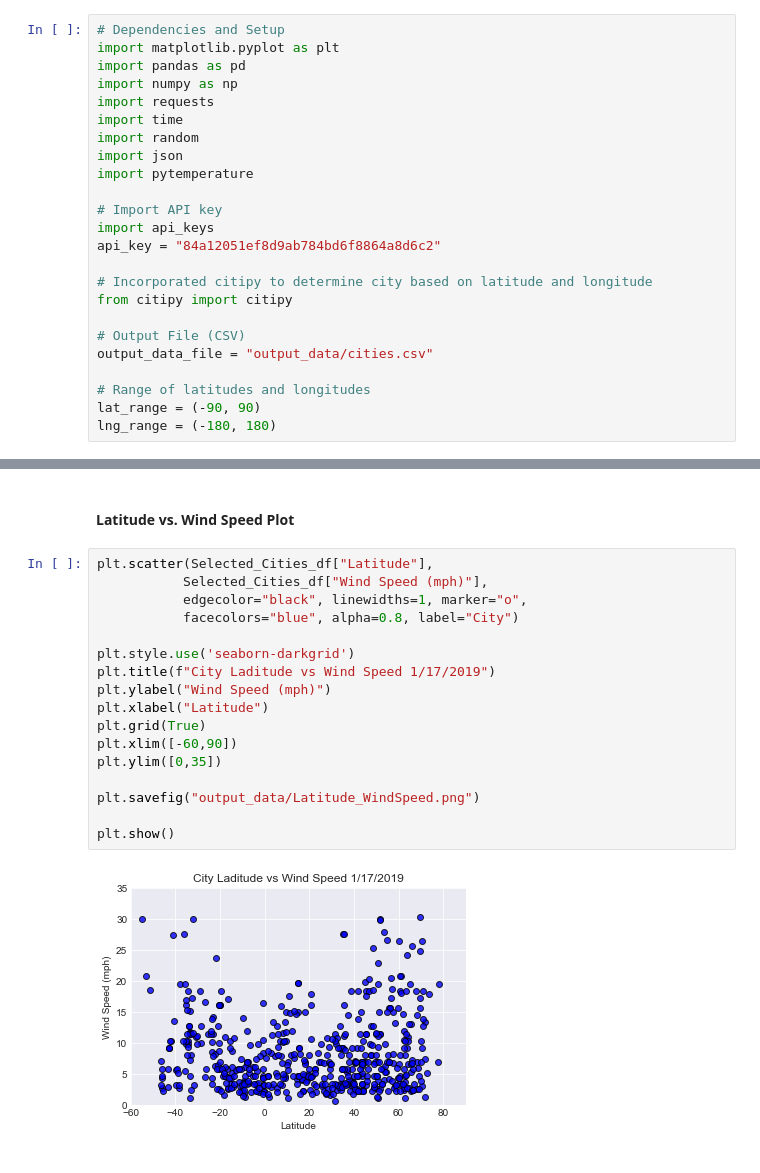
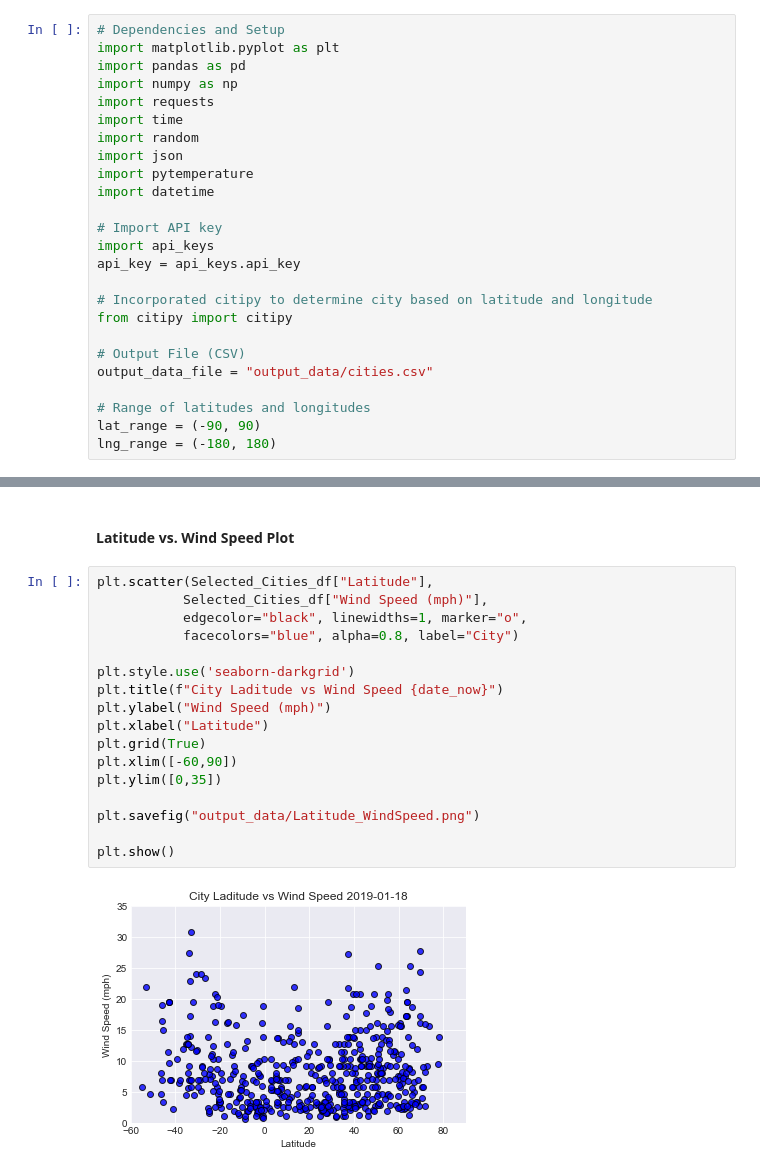
Before and after one commit to maaikerutten/Python_APIs_Homework, a Jupyter notebook: WeatherPy.ipynb, the cells around one changed output, grey strips where cells are left out. Cells and saved outputs as stored; diff of their text form.

```diff
--- a/WeatherPy.ipynb
+++ b/WeatherPy.ipynb
@@ -11,10 +18,11 @@ import time
 import random
 import json
 import pytemperature
+import datetime
 
 # Import API key
 import api_keys
-api_key = "84a12051ef8d9ab784bd6f8864a8d6c2"
+api_key = api_keys.api_key
 
 # Incorporated citipy to determine city based on latitude and longitude
 from citipy import citipy
@@ -210,19 +219,19 @@ plt.show()
 # %%
 plt.scatter(Selected_Cities_df["Latitude"],
            Selected_Cities_df["Wind Speed (mph)"],
            edgecolor="black", linewidths=1, marker="o",
            facecolors="blue", alpha=0.8, label="City")
 
 plt.style.use('seaborn-darkgrid')
-plt.title(f"City Laditude vs Wind Speed 1/17/2019")
+plt.title(f"City Laditude vs Wind Speed {date_now}")
 plt.ylabel("Wind Speed (mph)")
 plt.xlabel("Latitude")
 plt.grid(True)
 plt.xlim([-60,90])
 plt.ylim([0,35])
 
 plt.savefig("output_data/Latitude_WindSpeed.png")
 
 plt.show()
 # %% [output]
-[figure, old version]
+[figure, new version]
```
Also changed, not shown: parts of 9 cells of this notebook, 5 other files.
